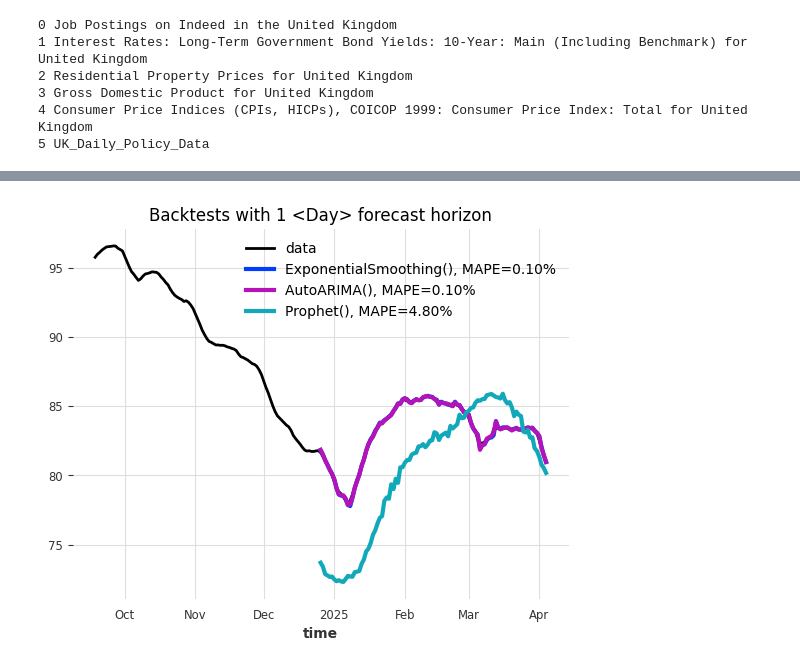
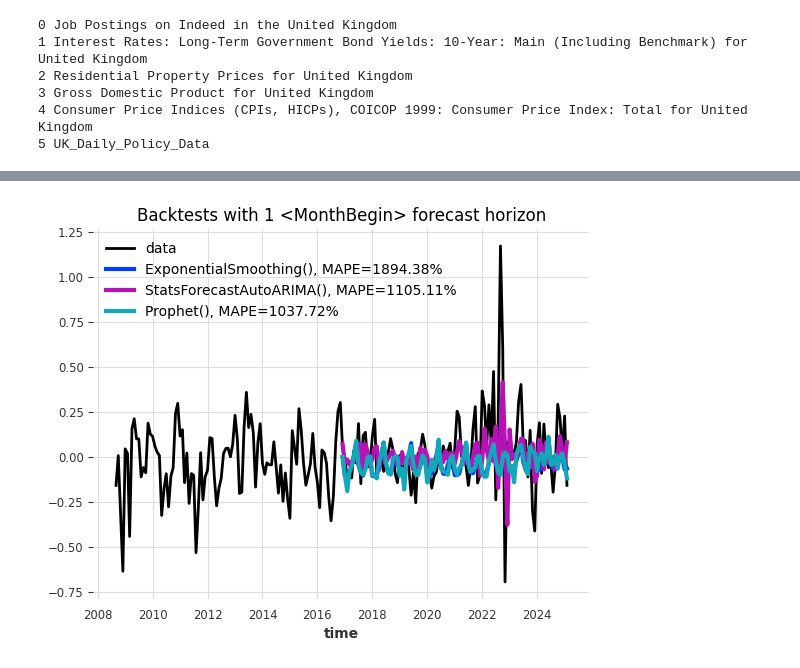
Before and after one commit to GothamAnalytics-7/ASTP, a Jupyter notebook: notebooks/ASTP_Parte2_ClassicModels.ipynb, the cells around one changed output, grey strips where cells are left out. Saved outputs shown, nothing was run; the diff lists cells and outputs as text; code cells hidden in the pictures.

```diff
--- a/notebooks/ASTP_Parte2_ClassicModels.ipynb
+++ b/notebooks/ASTP_Parte2_ClassicModels.ipynb
@@ -77,4 +78,4 @@ print(str(len(data_ts) - 1) + " " + "UK_Daily_Policy_Data")
 4 Consumer Price Indices (CPIs, HICPs), COICOP 1999: Consumer Price Index: Total for United Kingdom
 5 UK_Daily_Policy_Data
 # %%
-series = data_ts[0]
+series = data_ts[1]
@@ -119,12 +125,12 @@ points_to_test = 100
 # %%
 from darts.models import Prophet
 
-models = [ExponentialSmoothing(), AutoARIMA(), Prophet()]
+models = [ExponentialSmoothing(), StatsForecastAutoARIMA(), Prophet()]
 # backtests returns a series containing the last point at each iteration of the forecast horizon that is set
 backtests = [model.historical_forecasts(
-    series,
+    series.diff(),
     start=len(series) - points_to_test,
     forecast_horizon=horizon,
-    verbose=True)
-             for model in models]
+    verbose=True
+) for model in models]
 # %% [output]
@@ -148,16 +154,16 @@ backtests = [model.historical_forecasts(
 # %%
 from darts.metrics import mape
 
-series.drop_before(len(series) - 2 * points_to_test).plot(label='data')
+series.diff().drop_before(len(series) - 2 * points_to_test).plot(label='data')
 for i, m in enumerate(models):
-    err = mape(backtests[i], series)
+    err = mape(backtests[i], series.diff())
     backtests[i].plot(lw=3, label='{}, MAPE={:.2f}%'.format(m, err))
 
 plt.title(f'Backtests with {horizon} {series.freq} forecast horizon')
 plt.legend()
 plt.show()
 # %% [output]
-[figure, old version]
+[figure, new version]
 # %%
 for model in models:
     model.fit(series)
```
Also changed, not shown: parts of 9 cells of this notebook, 3 other files.
